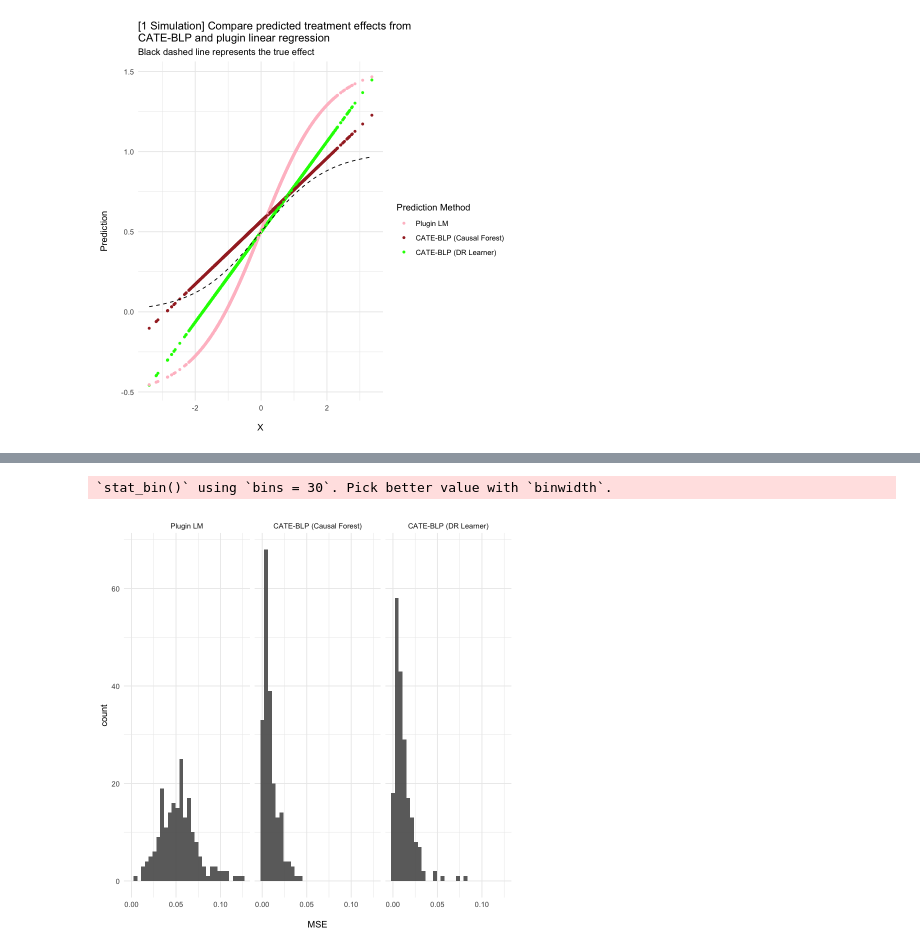
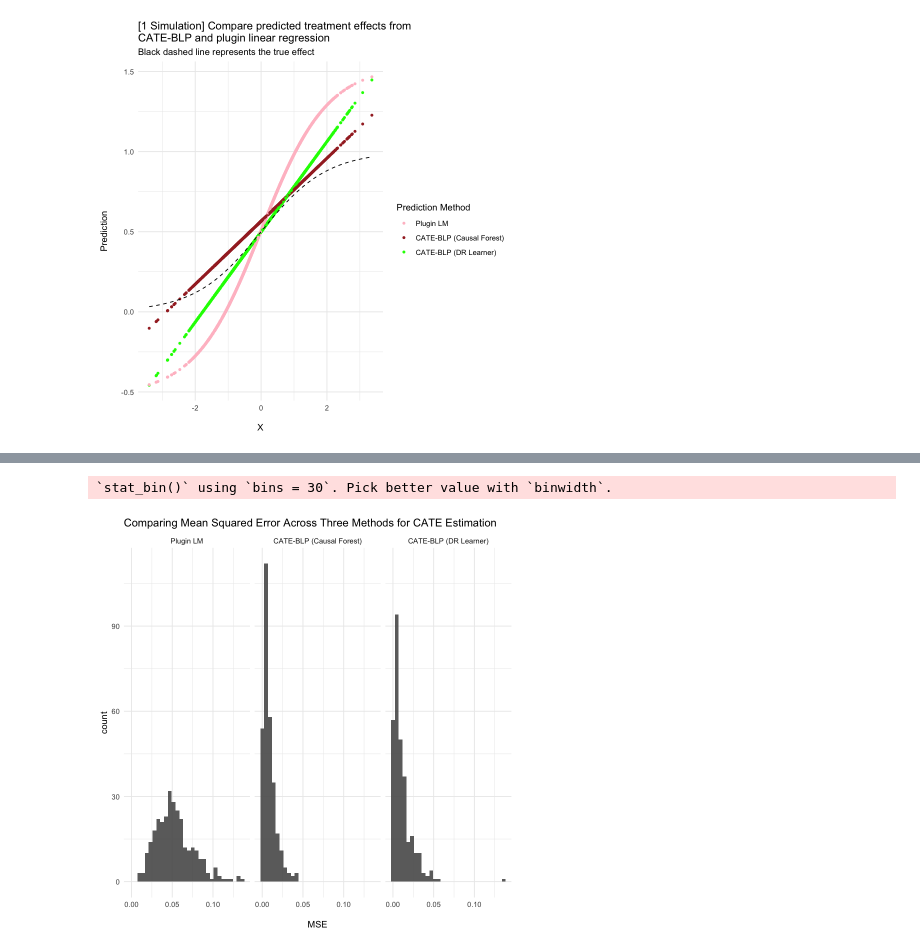
Before and after one commit to christophergandrud/blpopt, a Jupyter notebook: notebooks/compare-cate-blp-with-naive-lm.ipynb, the cells around one changed output, grey strips where cells are left out. Drawn from its saved outputs; the diff is of its cells as text; code cells hidden in the pictures.

```diff
--- a/notebooks/compare-cate-blp-with-naive-lm.ipynb
+++ b/notebooks/compare-cate-blp-with-naive-lm.ipynb
@@ -75,7 +75,11 @@ ggplot(comb_df, aes(x = A, y = prediction, color = type)) +
 # %%
-nsim = 100
+nsim = 300
+n = 2000
 
-sim_diff <- function(n = 1000){
+results_mse <- data.frame(matrix(nrow = nsim, ncol = 3))
+colnames(results_mse) <- c("plugin", "drl", "cf")
+
+for (i in 1:nsim) {
   # Simulate data
   p <- 20
   X <- matrix(rnorm(n * p), n, p)
@@ -108,9 +112,7 @@ sim_diff <- function(n = 1000){
   blp_drl <- cate_blp(drl, X[, 3])
   blp_drl_pred <- predict(blp_drl)
 
-  comb <- list(A = blp_cf_pred$A,
-                        cate_blp_cf_error = blp_cf_pred$predicted - TAU,
-                        cate_blp_drl_error = blp_drl_pred$predicted - TAU,
-                        lm_plugin_error = lm_pred$lm_predicted - TAU)
-  comb
+  results_mse$plugin[i] <- mean((lm_pred$lm_predicted - TAU)^2)
+  results_mse$drl[i] <- mean((blp_drl_pred$predicted - TAU)^2)
+  results_mse$cf[i] <- mean((blp_cf_pred$predicted - TAU)^2)
 }
@@ -209,8 +134,9 @@ df_mse$name <- factor(df_mse$name,
 # %%
 ggplot(df_mse, aes(value)) +
     facet_grid(.~name) +
     geom_histogram(alpha = 0.9) +
-    xlab("\nMSE")
+    xlab("\nMSE") +
+    ggtitle("Comparing Mean Squared Error Across Three Methods for CATE Estimation")
 # %% [output]
 `stat_bin()` using `bins = 30`. Pick better value with `binwidth`.
-[figure, old version]
+[figure, new version]
```
Also changed, not shown: parts of 9 cells of this notebook, 1 other file.
